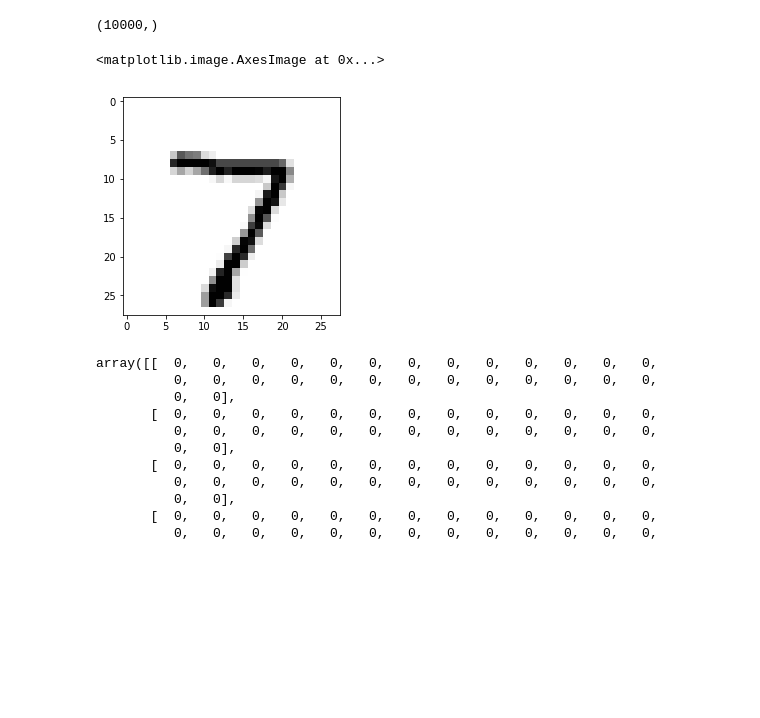
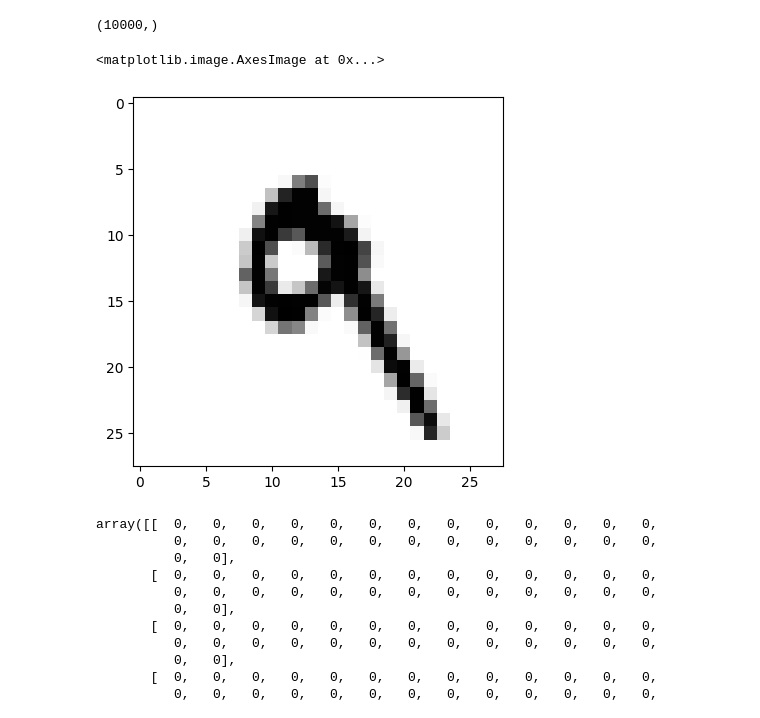
Before and after one commit to NMATXYZ/deep-learning-illustrated, a Jupyter notebook: notebooks/shallow_net_in_keras.ipynb, the cells around one changed output. Cells and saved outputs as stored; diff of their text form; code cells hidden in the pictures; blank space fills up the shorter version.

```diff
--- a/notebooks/shallow_net_in_keras.ipynb
+++ b/notebooks/shallow_net_in_keras.ipynb
@@ -50,8 +49,8 @@ y_valid.shape
 # %% [output]
 (10000,)
 # %%
-plt.imshow(X_valid[0], cmap='Greys')
+plt.imshow(X_valid[7], cmap='Greys')
 # %% [output]
 <matplotlib.image.AxesImage at 0x...>
-[figure, old version]
+[figure, new version]
 # %%
```
Also changed, not shown: parts of 11 cells of this notebook.
